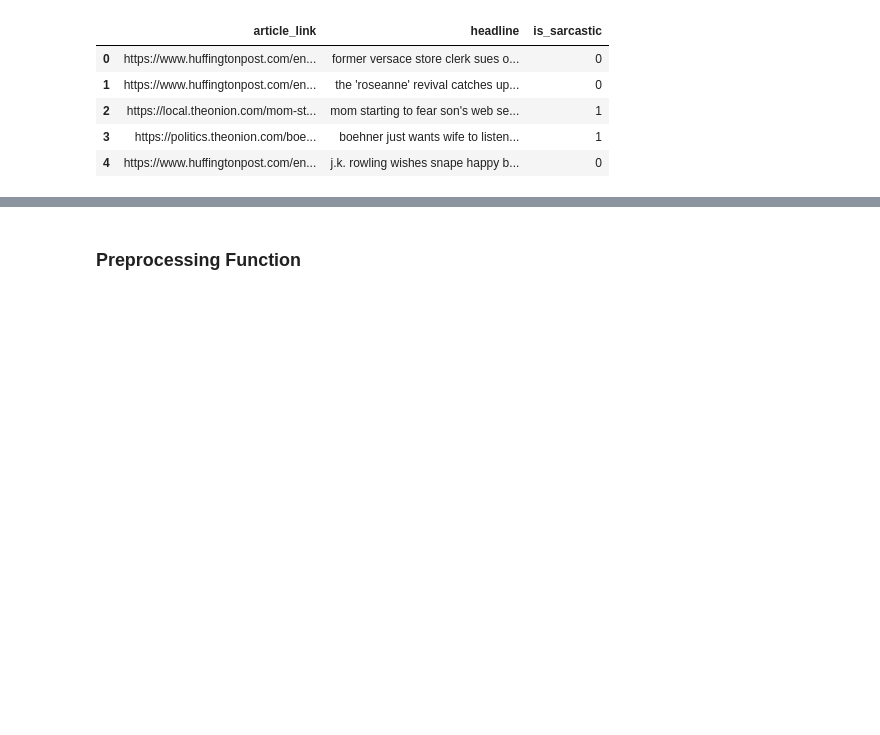
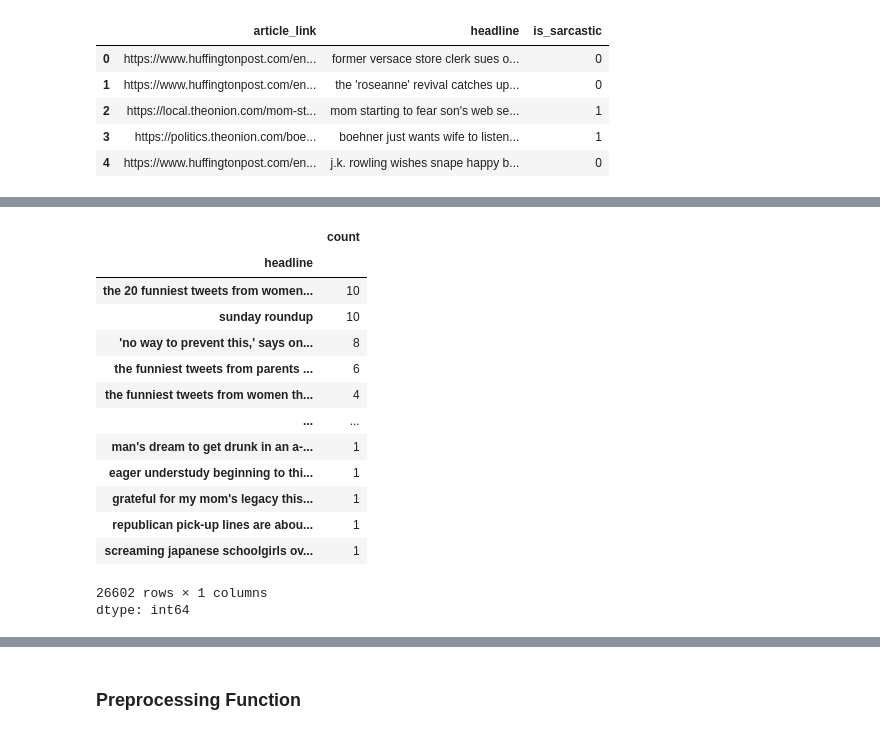
Before and after one commit to jakobhren/natural-language-processing-final, a Jupyter notebook: NLP_Final_sarcasm.ipynb, the cells around one changed output, grey strips where cells are left out. Saved outputs shown, nothing was run; the diff lists cells and outputs as text; code cells hidden in the pictures; blank space fills up the shorter version.

Commit message:
sarcasm dataset updated

```diff
--- a/NLP_Final_sarcasm.ipynb
+++ b/NLP_Final_sarcasm.ipynb
@@ -36,10 +30,5 @@ ParserError: Error tokenizing data. C error: EOF inside string starting at row 3
 # %%
-df_raw = pd.read_json("Sarcasm_Headlines_Dataset.json", lines=True)
+df_raw = pd.read_json("data/Sarcasm_Headlines_Dataset.json", lines=True)
-# %%
-# Load Data
-
-# Use the 'python' engine which is more flexible for parsing errors
-df_raw = pd.read_csv("news_dataset.csv", engine='python')
 # %%
 df_raw.head()
 # %% [output]
@@ -51,0 +53,18 @@ df_raw.head()
+# %%
+df_raw.headline.value_counts()
+# %% [output]
+|  | count |
+| headline |  |
+| the 20 funniest tweets from women... | 10 |
+| sunday roundup | 10 |
+| 'no way to prevent this,' says on... | 8 |
+| the funniest tweets from parents ... | 6 |
+| the funniest tweets from women th... | 4 |
+| ... | ... |
+| man's dream to get drunk in an a-... | 1 |
+| eager understudy beginning to thi... | 1 |
+| grateful for my mom's legacy this... | 1 |
+| republican pick-up lines are abou... | 1 |
+| screaming japanese schoolgirls ov... | 1 |
+26602 rows × 1 columns
+dtype: int64
```
Also changed, not shown: parts of 25 cells of this notebook.
